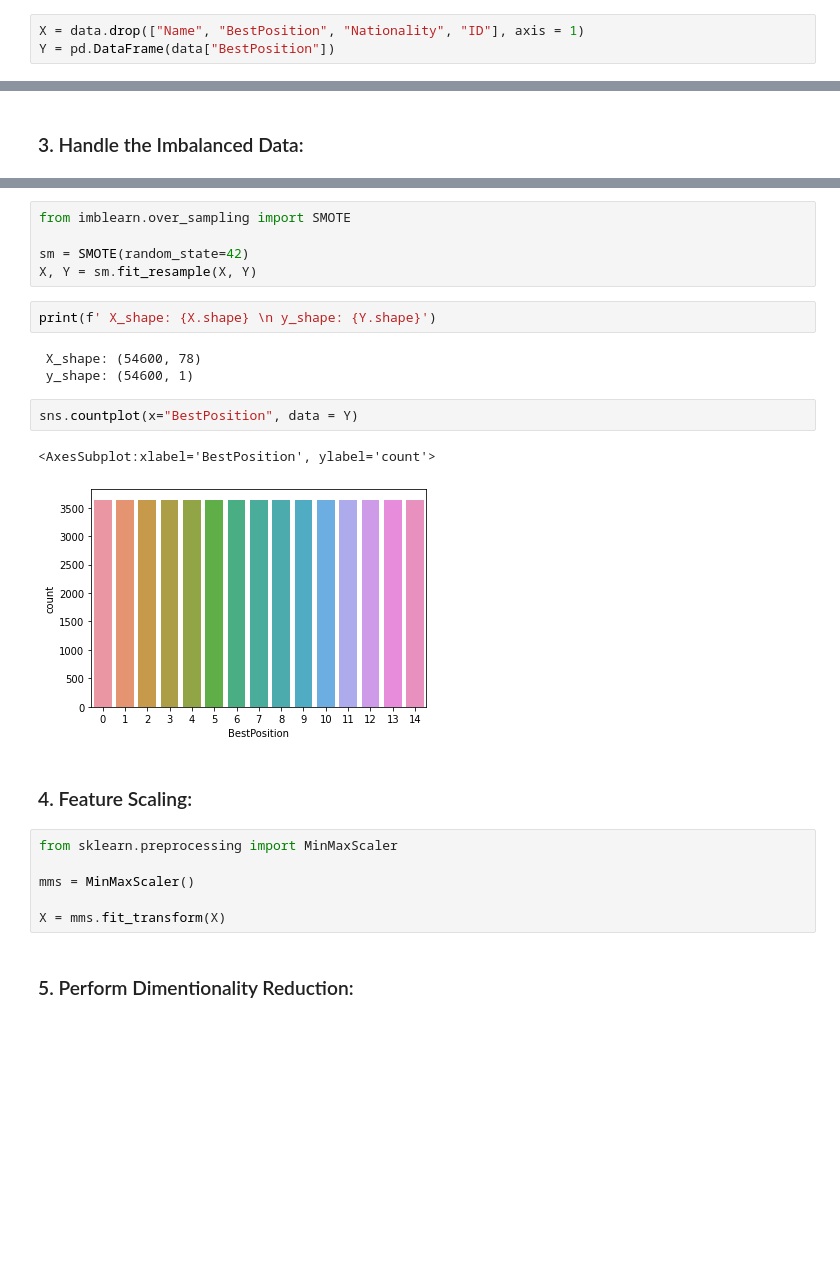
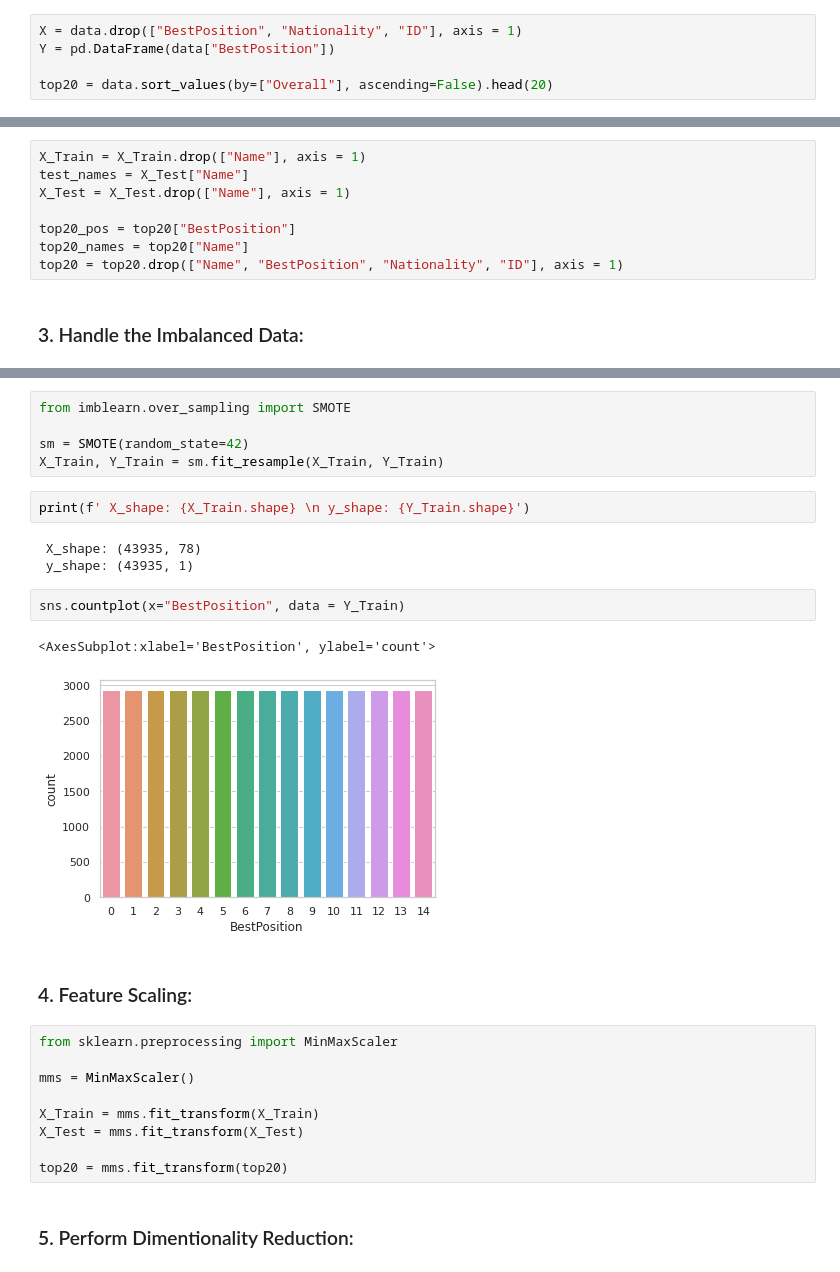
Before and after one commit to miraehab/FIFA-23-ML-Project, a Jupyter notebook: grouped-notebook.ipynb, the cells around one changed output, grey strips where cells are left out. Drawn from its saved outputs; the diff is of its cells as text; blank space fills up the shorter version.

```diff
--- a/grouped-notebook.ipynb
+++ b/grouped-notebook.ipynb
@@ -235,3 +238,5 @@ data = data.replace({'BestPosition': mapping})
 # %%
-X = data.drop(["Name", "BestPosition", "Nationality", "ID"], axis = 1)
+X = data.drop(["BestPosition", "Nationality", "ID"], axis = 1)
 Y = pd.DataFrame(data["BestPosition"])
+
+top20 = data.sort_values(by=["Overall"], ascending=False).head(20)
@@ -238,3 +246,11 @@ Y = pd.DataFrame(data["BestPosition"])
+# %%
+X_Train = X_Train.drop(["Name"], axis = 1)
+test_names = X_Test["Name"]
+X_Test = X_Test.drop(["Name"], axis = 1)
+
+top20_pos = top20["BestPosition"]
+top20_names = top20["Name"]
+top20 = top20.drop(["Name", "BestPosition", "Nationality", "ID"], axis = 1)
 # %% [markdown]
 <h3>3. Handle the Imbalanced Data:</h3>
 # %%
@@ -246,17 +262,17 @@ sns.countplot(x="BestPosition", data = Y)
 from imblearn.over_sampling import SMOTE
 
 sm = SMOTE(random_state=42)
-X, Y = sm.fit_resample(X, Y)
+X_Train, Y_Train = sm.fit_resample(X_Train, Y_Train)
 # %%
-print(f' X_shape: {X.shape} \n y_shape: {Y.shape}')
+print(f' X_shape: {X_Train.shape} \n y_shape: {Y_Train.shape}')
 # %% [output]
- X_shape: (54600, 78)
- y_shape: (54600, 1)
+ X_shape: (43935, 78)
+ y_shape: (43935, 1)
 # %%
-sns.countplot(x="BestPosition", data = Y)
+sns.countplot(x="BestPosition", data = Y_Train)
 # %% [output]
 <AxesSubplot:xlabel='BestPosition', ylabel='count'>
-[figure, old version]
+[figure, new version]
 # %% [markdown]
 <h3>4. Feature Scaling:</h3>
 # %%
@@ -264,7 +280,10 @@ from sklearn.preprocessing import MinMaxScaler
 
 mms = MinMaxScaler()
 
-X = mms.fit_transform(X)
+X_Train = mms.fit_transform(X_Train)
+X_Test = mms.fit_transform(X_Test)
+
+top20 = mms.fit_transform(top20)
 # %% [markdown]
 <h3>5. Perform Dimentionality Reduction:</h3>
 # %%
```
Also changed, not shown: parts of 60 cells of this notebook.
